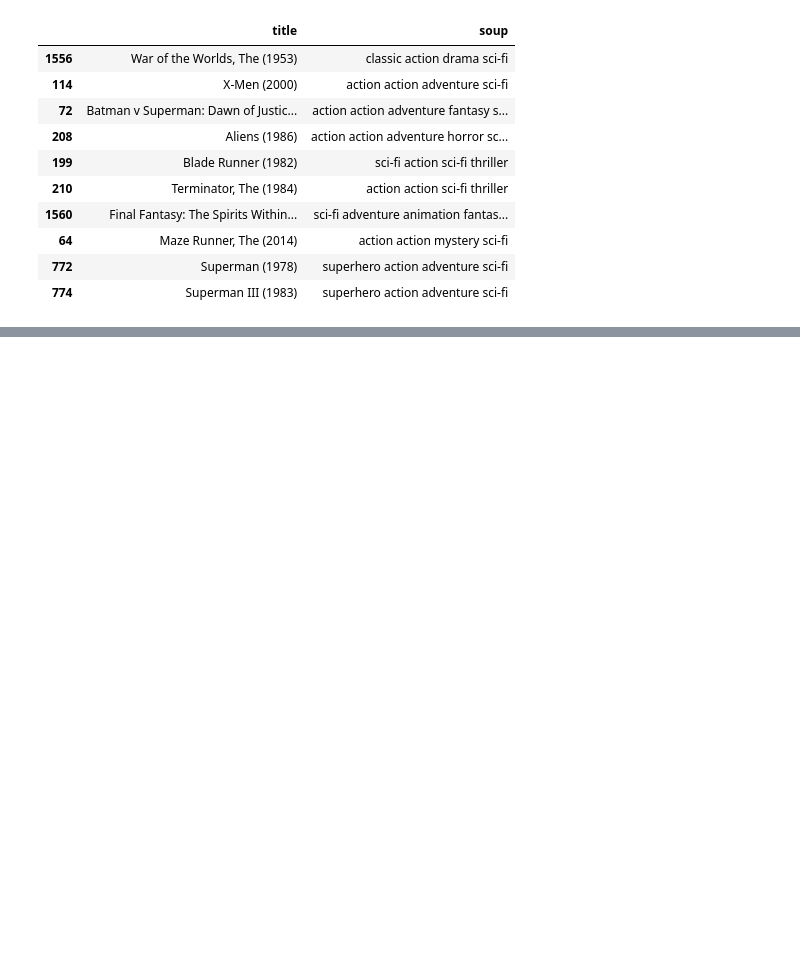
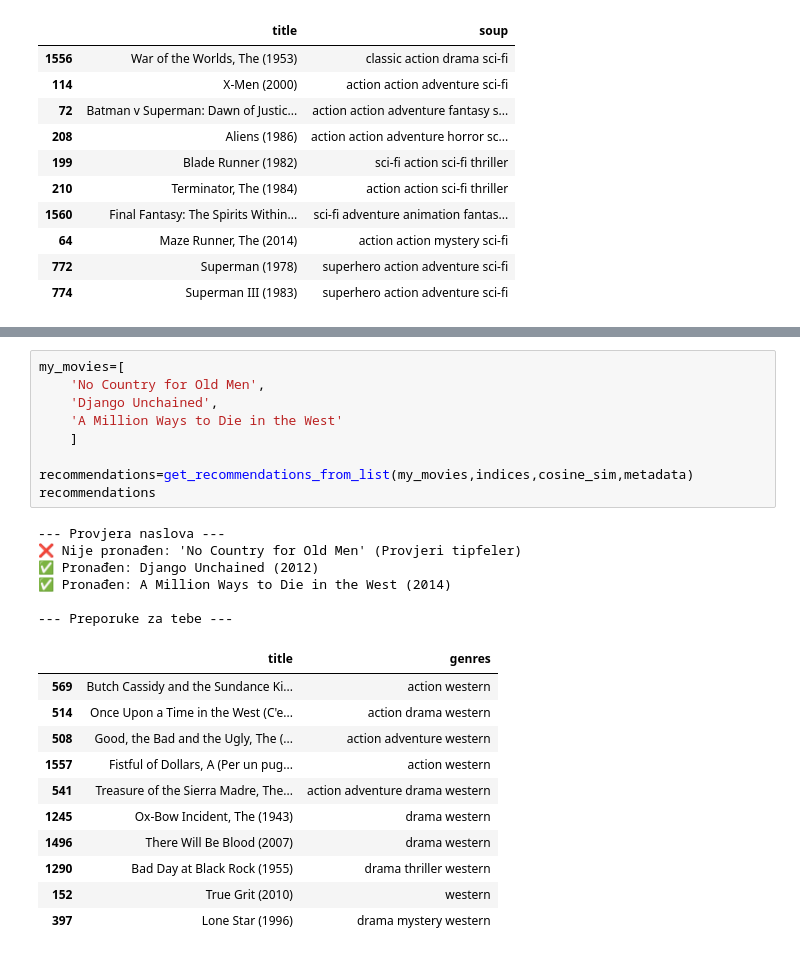
Before and after one commit to karlolac/Content-Based-Movie-Recommendation-System, a Jupyter notebook: content_based_recommender.ipynb, the cells around one changed output, grey strips where cells are left out. Saved outputs shown, nothing was run; the diff lists cells and outputs as text; blank space fills up the shorter version.

```diff
--- a/content_based_recommender.ipynb
+++ b/content_based_recommender.ipynb
@@ -393,0 +447,27 @@ Sličnost između prva dva gore filma je: 0.2900
+# %%
+my_movies=[
+    'No Country for Old Men',
+    'Django Unchained',
+    'A Million Ways to Die in the West'
+    ]
+
+recommendations=get_recommendations_from_list(my_movies,indices,cosine_sim,metadata)
+recommendations
+# %% [output]
+--- Provjera naslova ---
+❌ Nije pronađen: 'No Country for Old Men' (Provjeri tipfeler)
+✅ Pronađen: Django Unchained (2012)
+✅ Pronađen: A Million Ways to Die in the West (2014)
+
+--- Preporuke za tebe ---
+|  | title | genres |
+| 569 | Butch Cassidy and the Sundance Ki... | action western |
+| 514 | Once Upon a Time in the West (C'e... | action drama western |
+| 508 | Good, the Bad and the Ugly, The (... | action adventure western |
+| 1557 | Fistful of Dollars, A (Per un pug... | action western |
+| 541 | Treasure of the Sierra Madre, The... | action adventure drama western |
+| 1245 | Ox-Bow Incident, The (1943) | drama western |
+| 1496 | There Will Be Blood (2007) | drama western |
+| 1290 | Bad Day at Black Rock (1955) | drama thriller western |
+| 152 | True Grit (2010) | western |
+| 397 | Lone Star (1996) | drama mystery western |
```
Also changed, not shown: parts of 16 cells of this notebook.
